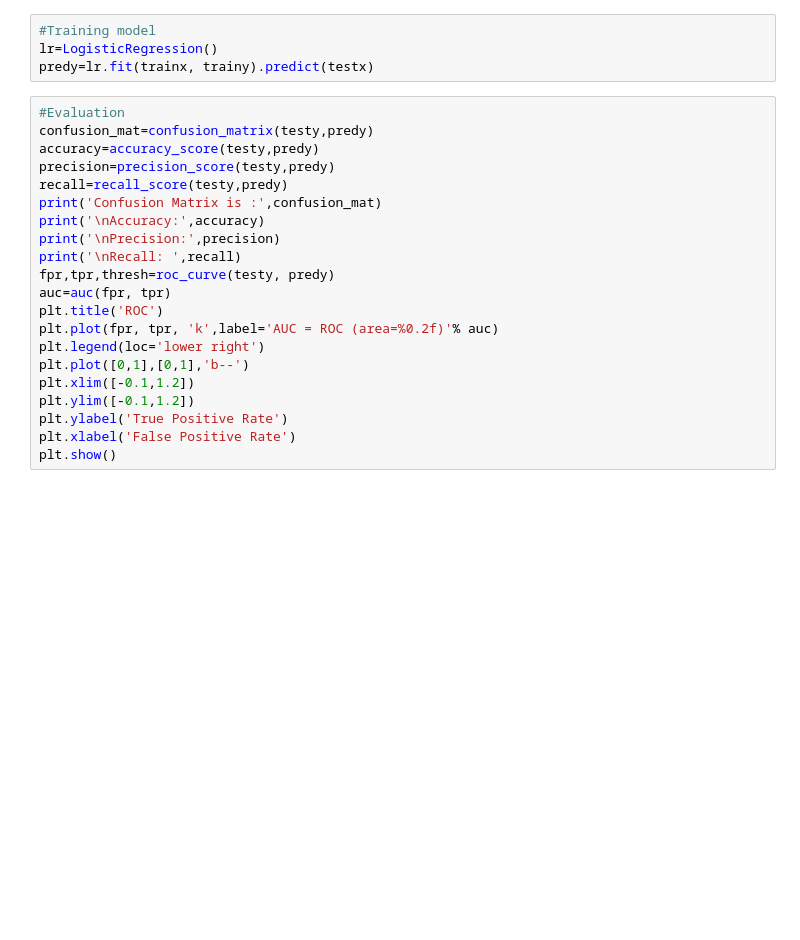
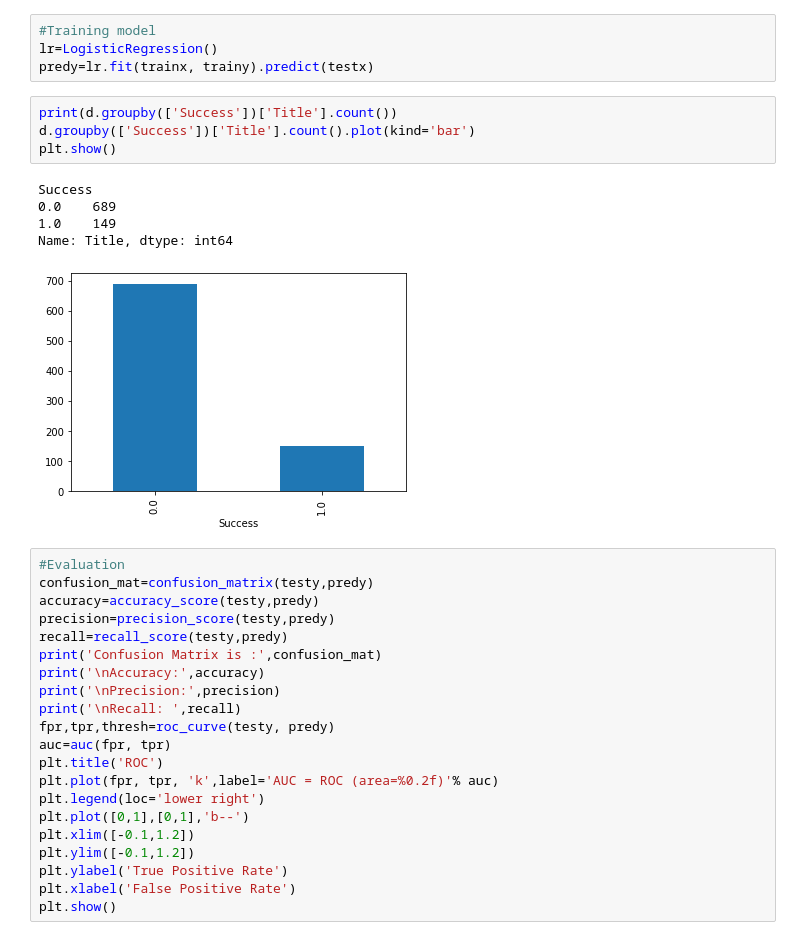
Before and after one commit to apoorvashete/MovieSuccesRatePrediction, a Jupyter notebook: LR_IMDB.ipynb, the cells around one changed output. Saved outputs shown, nothing was run; the diff lists cells and outputs as text; blank space fills up the shorter version.

```diff
--- a/LR_IMDB.ipynb
+++ b/LR_IMDB.ipynb
@@ -42,6 +49,16 @@ testx=s.transform(testx)
 #Training model
 lr=LogisticRegression()
 predy=lr.fit(trainx, trainy).predict(testx)
+# %%
+print(d.groupby(['Success'])['Title'].count())
+d.groupby(['Success'])['Title'].count().plot(kind='bar')
+plt.show()
+# %% [output]
+Success
+0.0    689
+1.0    149
+Name: Title, dtype: int64
+[figure, added]
 # %%
 #Evaluation
 confusion_mat=confusion_matrix(testy,predy)
```
Also changed, not shown: parts of 2 cells of this notebook, 7 other files.
